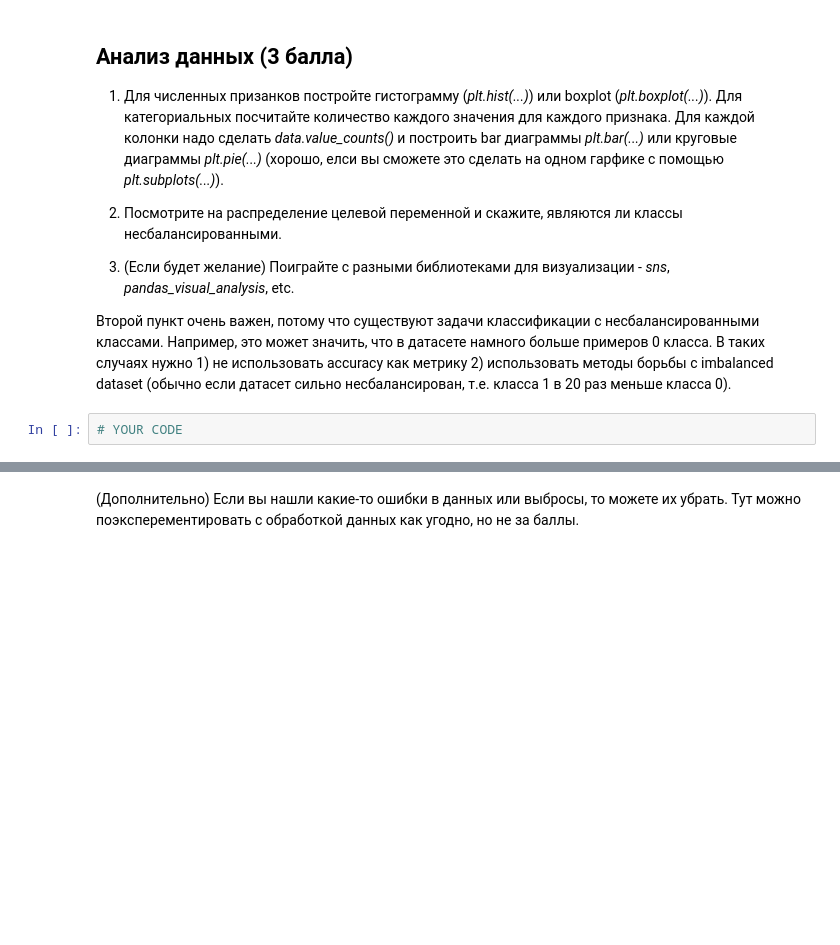
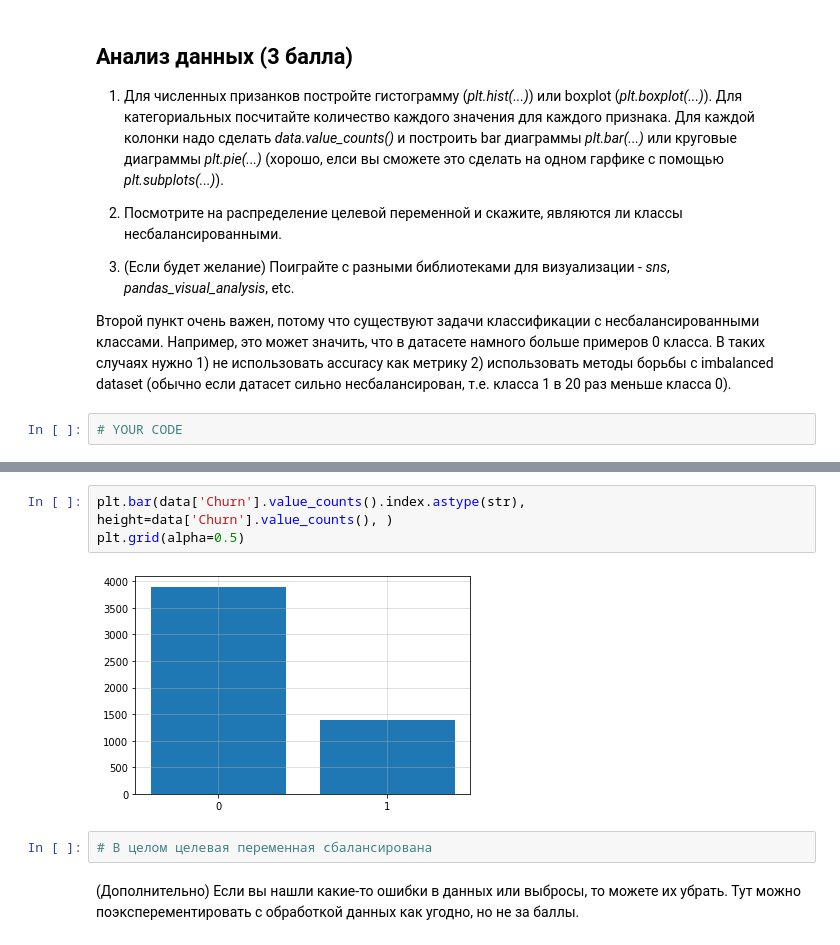
Before and after one commit to Egorblin/user_churn, a Jupyter notebook: baseline.ipynb, the cells around one changed output, grey strips where cells are left out. Saved outputs shown, nothing was run; the diff lists cells and outputs as text; blank space fills up the shorter version.

```diff
--- a/baseline.ipynb
+++ b/baseline.ipynb
@@ -134,3 +200,10 @@ memory usage: 825.4+ KB
+# %%
+plt.bar(data['Churn'].value_counts().index.astype(str), height=data['Churn'].value_counts(), )
+plt.grid(alpha=0.5)
+# %% [output]
+[figure, added]
+# %%
+# В целом целевая переменная сбалансирована
 # %% [markdown]
 (Дополнительно) Если вы нашли какие-то ошибки в данных или выбросы, то можете их убрать. Тут можно поэксперементировать с обработкой данных как угодно, но не за баллы.
 # %%
```
Also changed, not shown: parts of 11 cells of this notebook.
